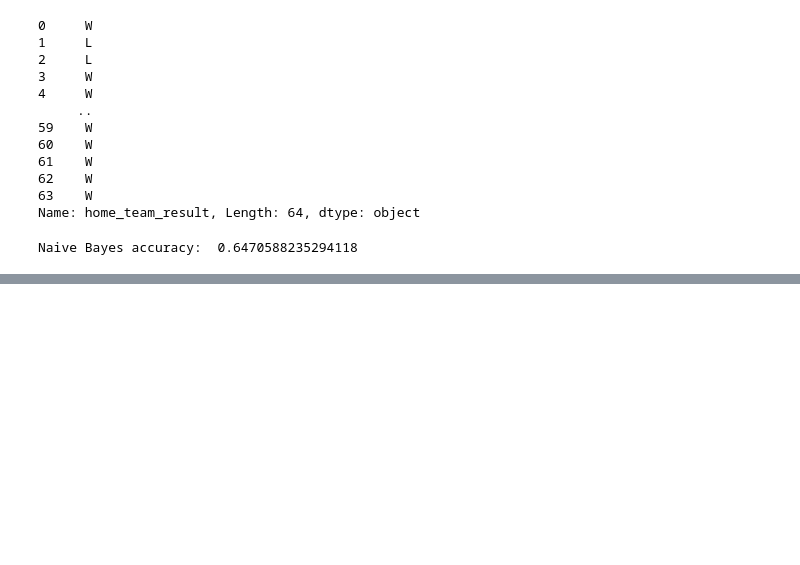
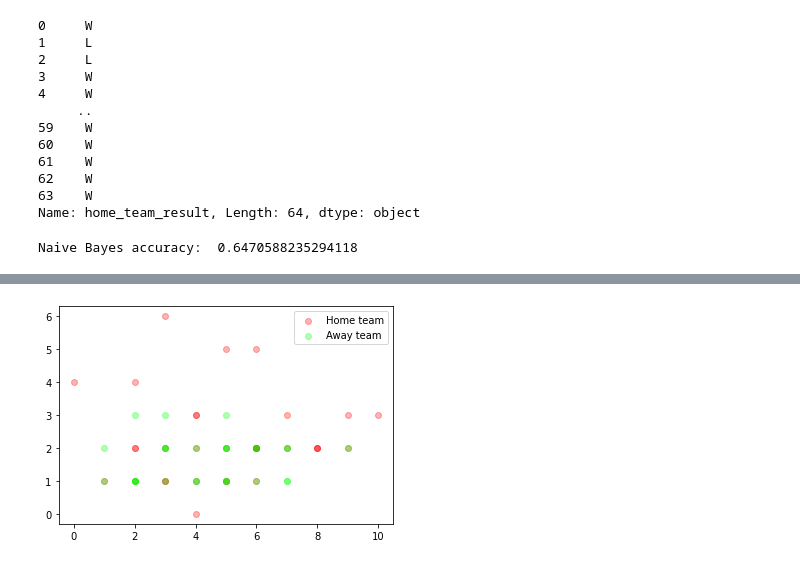
Before and after one commit to rajatjain007/FIFAWorldCupPrediction, a Jupyter notebook: Approach1/naivebayes2018.ipynb, the cells around one changed output, grey strips where cells are left out. Drawn from its saved outputs; the diff is of its cells as text; code cells hidden in the pictures; blank space fills up the shorter version.

```diff
--- a/Approach1/naivebayes2018.ipynb
+++ b/Approach1/naivebayes2018.ipynb
@@ -109,0 +110,7 @@ AttributeError: module 'matplotlib' has no attribute 'title'
+# %%
+plt.scatter(W.home_team_corner_count, W.home_team_goal_count, color = "red", label = "Home team", alpha = 0.3)
+plt.scatter(L.away_team_corner_count, L.away_team_goal_count, color = "lime", label = "Away team", alpha = 0.3)
+plt.legend()
+plt.show()
+# %% [output]
+[figure, added]
```
Also changed, not shown: parts of 2 cells of this notebook, 2 other files.
